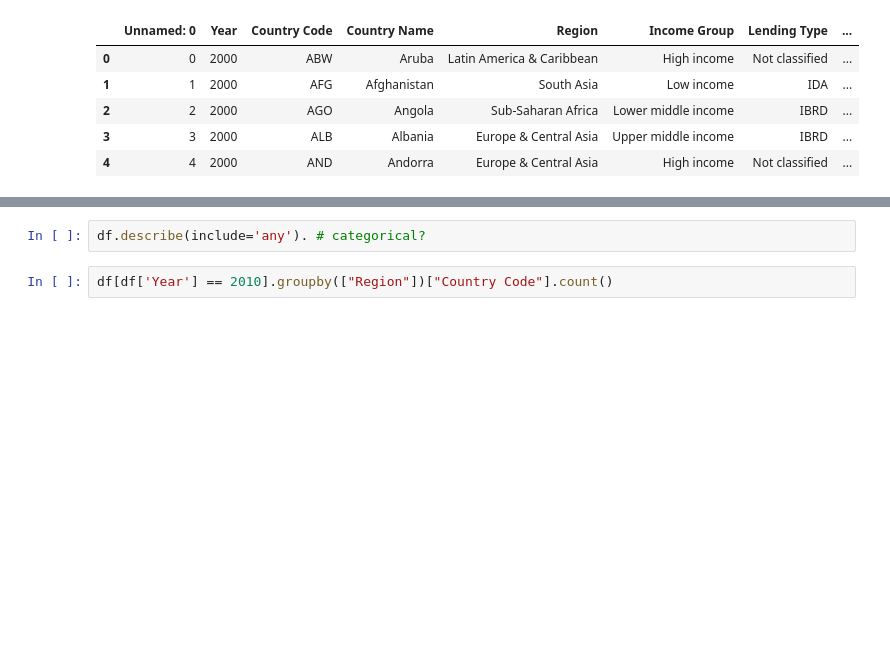
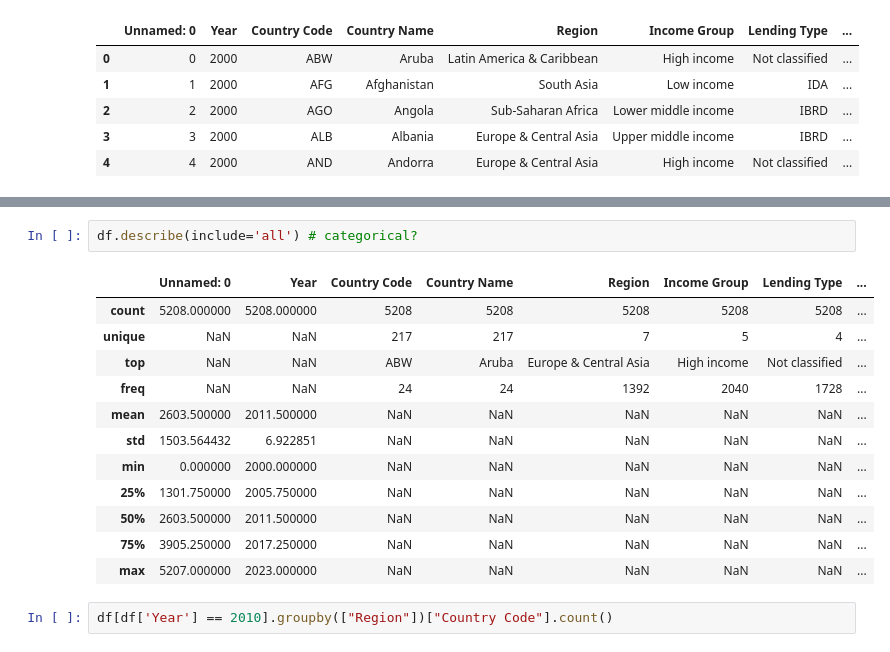
Before and after one commit to tsnow2010/umbc_data690_fall2024, a Jupyter notebook: Assignments/Assignment_10.ipynb, the cells around one changed output, grey strips where cells are left out. Saved outputs shown, nothing was run; the diff lists cells and outputs as text; blank space fills up the shorter version.

```diff
--- a/Assignments/Assignment_10.ipynb
+++ b/Assignments/Assignment_10.ipynb
@@ -58,5 +84,18 @@ df.describe()
 # %%
-df.describe(include='any'). # categorical?
+df.describe(include='all') # categorical?
+# %% [output]
+|  | Unnamed: 0 | Year | Country Code | Country Name | Region | Income Group | Lending Type | ... |
+| count | 5208.000000 | 5208.000000 | 5208 | 5208 | 5208 | 5208 | 5208 | ... |
+| unique | NaN | NaN | 217 | 217 | 7 | 5 | 4 | ... |
+| top | NaN | NaN | ABW | Aruba | Europe & Central Asia | High income | Not classified | ... |
+| freq | NaN | NaN | 24 | 24 | 1392 | 2040 | 1728 | ... |
+| mean | 2603.500000 | 2011.500000 | NaN | NaN | NaN | NaN | NaN | ... |
+| std | 1503.564432 | 6.922851 | NaN | NaN | NaN | NaN | NaN | ... |
+| min | 0.000000 | 2000.000000 | NaN | NaN | NaN | NaN | NaN | ... |
+| 25% | 1301.750000 | 2005.750000 | NaN | NaN | NaN | NaN | NaN | ... |
+| 50% | 2603.500000 | 2011.500000 | NaN | NaN | NaN | NaN | NaN | ... |
+| 75% | 3905.250000 | 2017.250000 | NaN | NaN | NaN | NaN | NaN | ... |
+| max | 5207.000000 | 2023.000000 | NaN | NaN | NaN | NaN | NaN | ... |
 # %%
 df[df['Year'] == 2010].groupby(["Region"])["Country Code"].count()
 # %% [output]
```
Also changed, not shown: parts of 9 cells of this notebook.
